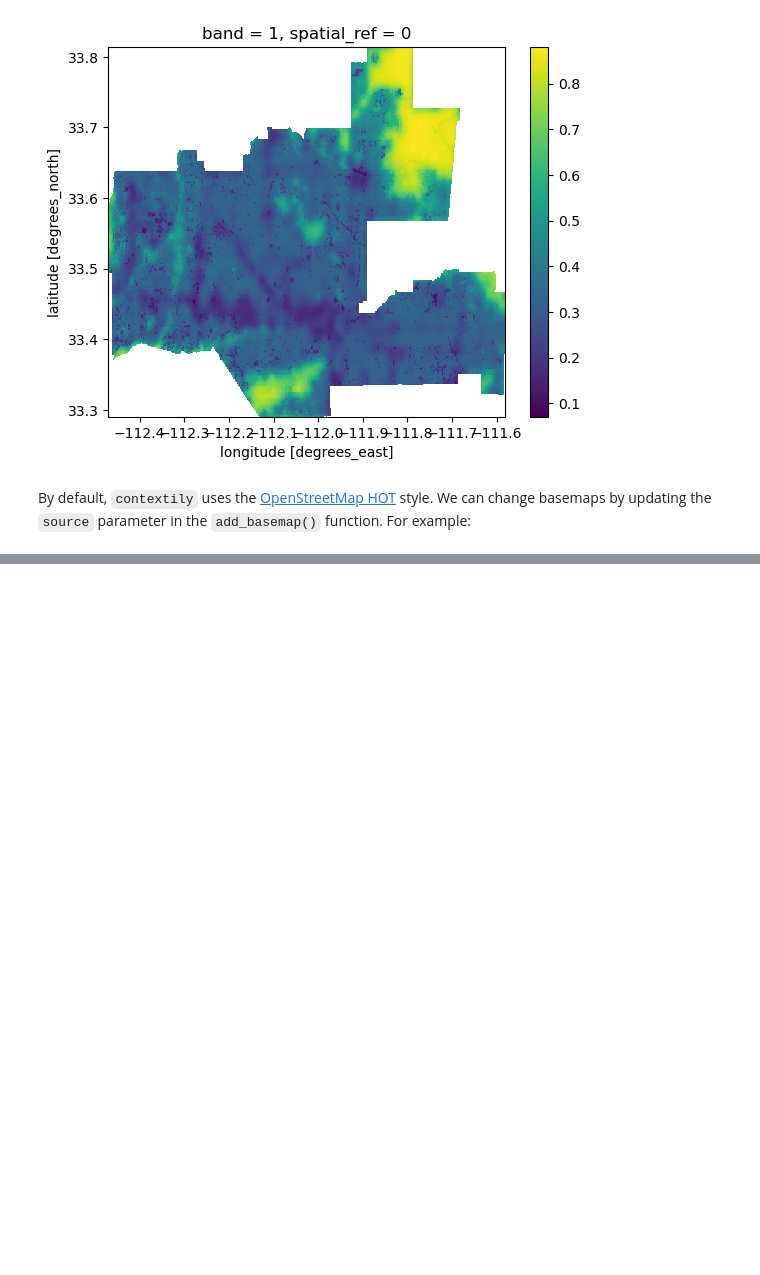
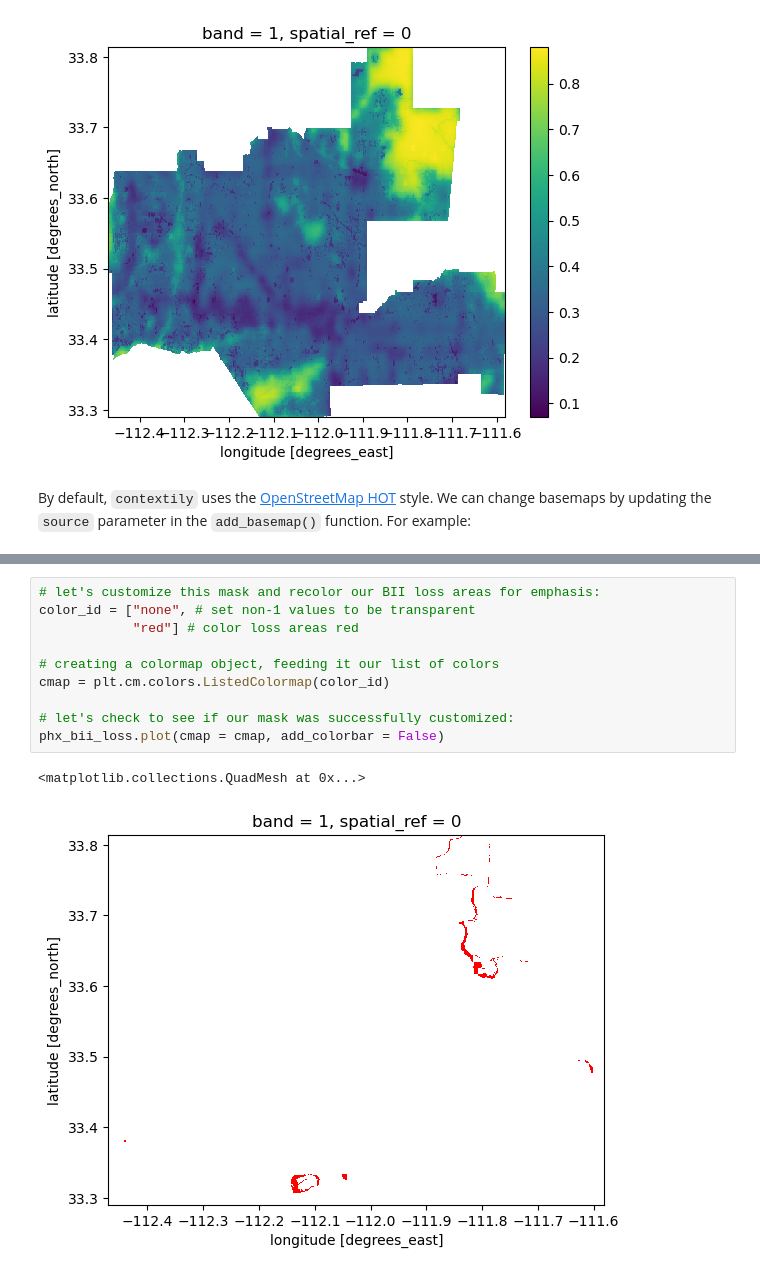
Before and after one commit to annaramji/biodiv-index-phoenix, a Jupyter notebook: biodiversity_index_phoenix.ipynb, the cells around one changed output, grey strips where cells are left out. Cells and saved outputs as stored; diff of their text form; blank space fills up the shorter version.

```diff
--- a/biodiversity_index_phoenix.ipynb
+++ b/biodiversity_index_phoenix.ipynb
@@ -266,0 +348,13 @@ Coordinates:
+# %%
+# let's customize this mask and recolor our BII loss areas for emphasis:
+color_id = ["none", # set non-1 values to be transparent
+            "red"] # color loss areas red
+
+# creating a colormap object, feeding it our list of colors
+cmap = plt.cm.colors.ListedColormap(color_id)
+
+# let's check to see if our mask was successfully customized:
+phx_bii_loss.plot(cmap = cmap, add_colorbar = False)
+# %% [output]
+<matplotlib.collections.QuadMesh at 0x...>
+[figure, added]
```
Also changed, not shown: parts of 18 cells of this notebook, 2 other files.
